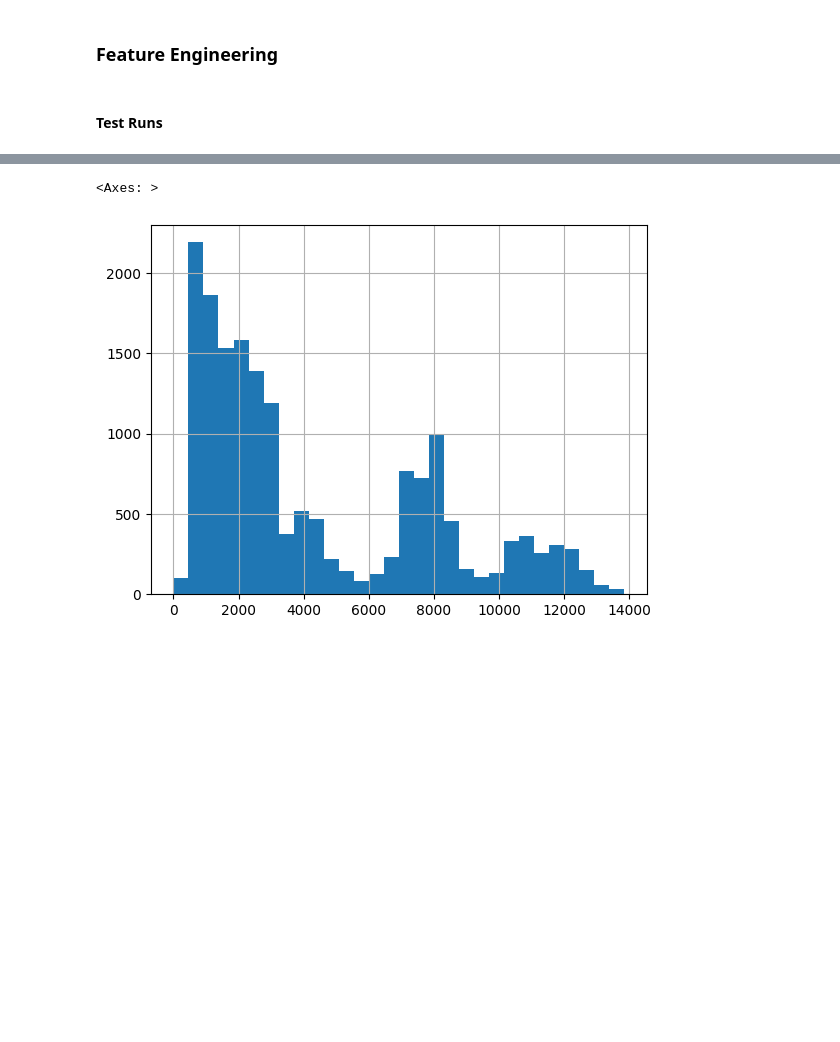
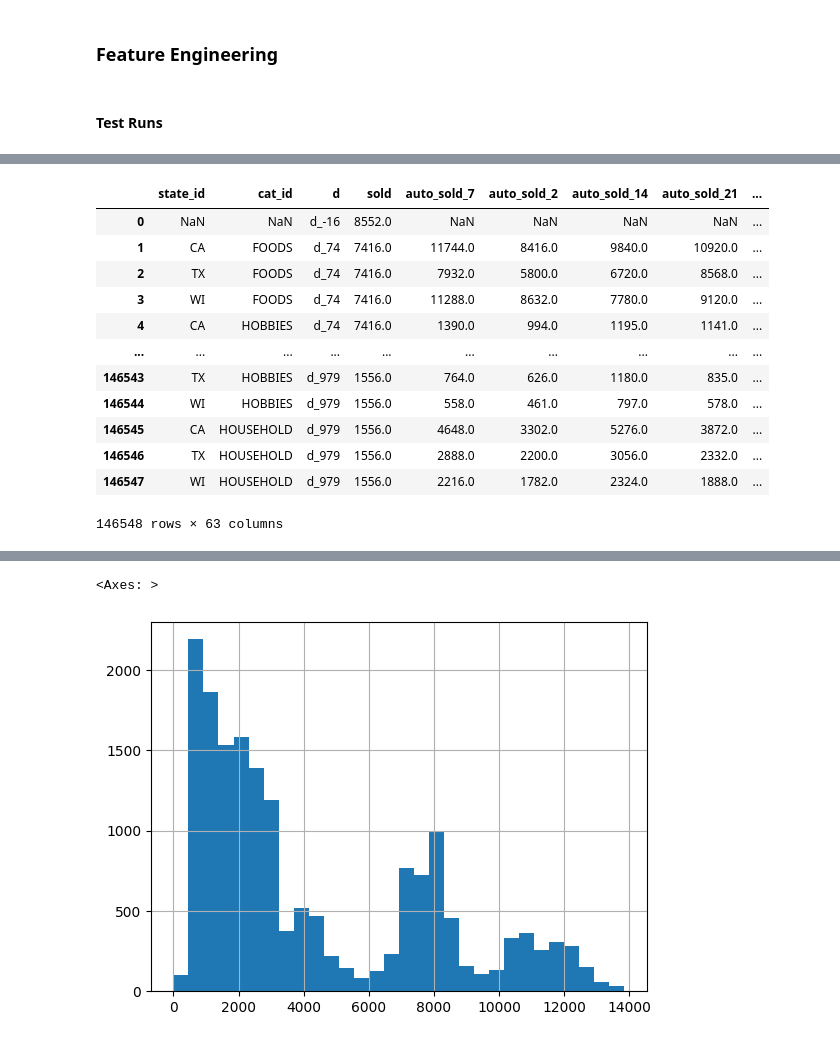
Before and after one commit to CodingNoob234/m5-forecasting-uncertainty, a Jupyter notebook: code/un_feature_engineering_quantiles.ipynb, the cells around one changed output, grey strips where cells are left out. Drawn from its saved outputs; the diff is of its cells as text; code cells hidden in the pictures; blank space fills up the shorter version.

```diff
--- a/code/un_feature_engineering_quantiles.ipynb
+++ b/code/un_feature_engineering_quantiles.ipynb
@@ -55,9 +55,10 @@ def drop_days_after(df, day_threshold):
     ]
     return df[columns_keep]
 # %%
+D_START_VAL = 1800
 df, submission_idx = data_preprocessing(
     drop_days_after(sales_evaluation.iloc[:int(1000000)],
-        day_threshold = 1800),
+        day_threshold = D_START_VAL),
     calendar,
     sell_prices
 )
@@ -77,0 +67,3 @@ df.tail(5)
+# %%
+days_forecast = np.random.randint(low=1, high=DAYS+1, size = len(df))
+pd.to_timedelta(days_forecast, unit='D')
@@ -223,8 +268,5 @@ features = compute_features(
     df.groupby(agg_columns + ['d']).agg(agg_dict).reset_index(drop=False),
     agg_columns
 )
-
-# # test for id grouping
-# features = compute_features(df.copy(), ['id'])
-# print(features.shape)
+features
 # %% [output]
@@ -235,0 +278,13 @@ features = compute_features(
+|  | state_id | cat_id | d | sold | auto_sold_7 | auto_sold_2 | auto_sold_14 | auto_sold_21 | ... |
+| 0 | NaN | NaN | d_-16 | 8552.0 | NaN | NaN | NaN | NaN | ... |
+| 1 | CA | FOODS | d_74 | 7416.0 | 11744.0 | 8416.0 | 9840.0 | 10920.0 | ... |
+| 2 | TX | FOODS | d_74 | 7416.0 | 7932.0 | 5800.0 | 6720.0 | 8568.0 | ... |
+| 3 | WI | FOODS | d_74 | 7416.0 | 11288.0 | 8632.0 | 7780.0 | 9120.0 | ... |
+| 4 | CA | HOBBIES | d_74 | 7416.0 | 1390.0 | 994.0 | 1195.0 | 1141.0 | ... |
+| ... | ... | ... | ... | ... | ... | ... | ... | ... | ... |
+| 146543 | TX | HOBBIES | d_979 | 1556.0 | 764.0 | 626.0 | 1180.0 | 835.0 | ... |
+| 146544 | WI | HOBBIES | d_979 | 1556.0 | 558.0 | 461.0 | 797.0 | 578.0 | ... |
+| 146545 | CA | HOUSEHOLD | d_979 | 1556.0 | 4648.0 | 3302.0 | 5276.0 | 3872.0 | ... |
+| 146546 | TX | HOUSEHOLD | d_979 | 1556.0 | 2888.0 | 2200.0 | 3056.0 | 2332.0 | ... |
+| 146547 | WI | HOUSEHOLD | d_979 | 1556.0 | 2216.0 | 1782.0 | 2324.0 | 1888.0 | ... |
+146548 rows × 63 columns
```
Also changed, not shown: parts of 10 cells of this notebook, 1 other file.
